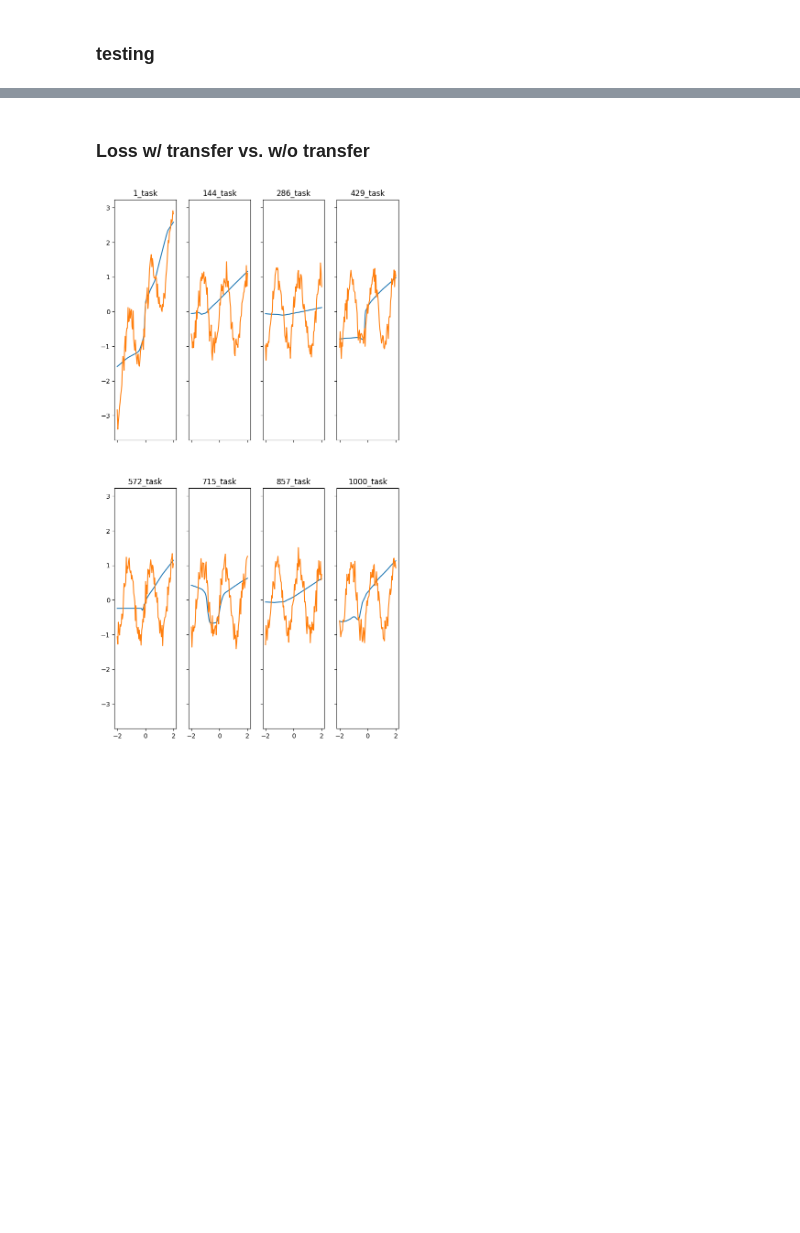
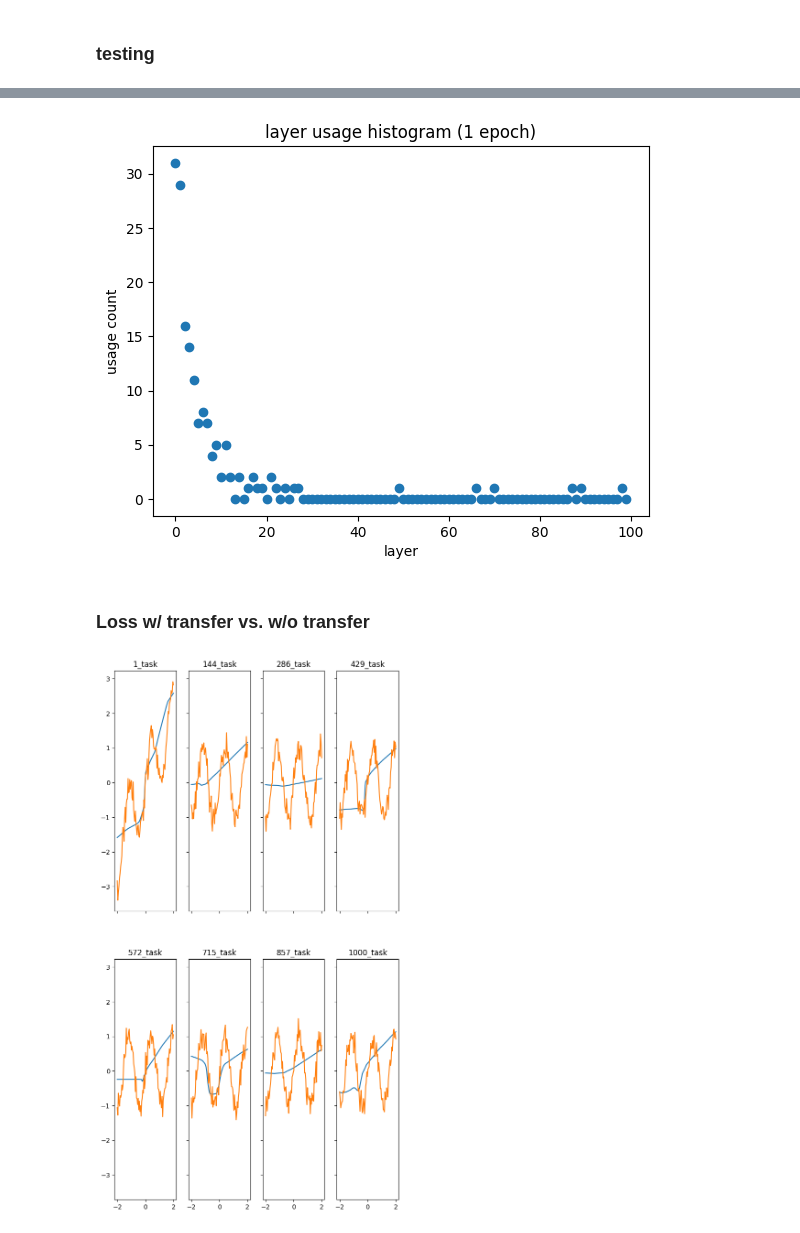
Before and after one commit to matthewstachyra/reinforcement-meta-learning, a Jupyter notebook: src/bounded-discrete/bounded-networks.ipynb, the cells around one changed output, grey strips where cells are left out. Cells and saved outputs as stored; diff of their text form; code cells hidden in the pictures; blank space fills up the shorter version.

```diff
--- a/src/bounded-discrete/bounded-networks.ipynb
+++ b/src/bounded-discrete/bounded-networks.ipynb
@@ -214,7 +206,7 @@ Layers saved: n=15, layers=[Linear(in_features=1, out_features=32, bias=True), L
 # %%
 class Layer:
     def __init__(self,
-                params: Type[torch.nn.Linear]=config['pool_layer_type']):
+                params: Type[torch.nn.Linear]=config['POOL_LAYER_TYPE']):
         self.params = params
         self.used = False
         self.times_used = 0
@@ -222,11 +214,11 @@ class Layer:
 class LayerPool:
     # pool of uniform Layer objects each with the same type and shape
     def __init__(self,
-                size: int=config['pool_n_layers'],
-                layer_type: Type[torch.nn.Linear]=config['pool_layer_type'],
-                in_features: int=config['in_features'],
-                out_features: int=config['out_features'],
-                num_nodes_per_layer: int=config['n_nodes_per_layer'],
+                size: int=config['POOL_N_LAYERS'],
+                layer_type: Type[torch.nn.Linear]=config['POOL_LAYER_TYPE'],
+                in_features: int=config['IN_FEATURES'],
+                out_features: int=config['OUT_FEATURES'],
+                num_nodes_per_layer: int=config['N_NODES_PER_LAYER'],
                 layers: List[torch.nn.Linear]=None):
         self.size = size if layers is None else len(layers)
         self.layer_type = layer_type
@@ -238,17 +230,17 @@ class LayerPool:
         if layers is None:
             self.layers = [Layer(params=self.layer_type(in_features=num_nodes_per_layer, out_features=num_nodes_per_layer))
                 for _ in range(size)]
-            for i in range(config['n_tasks']):
+            for i in range(config['N_TASKS']):
                 self.layers[size + i] = self.layer_type(in_features=in_features, out_features=num_nodes_per_layer)
-            for i in range(config['n_tasks']):
+            for i in range(config['N_TASKS']):
                 self.layers[size + i] = self.layer_type(in_features=num_nodes_per_layer, out_features=out_features)
             [torch.nn.init.xavier_uniform_(layer.params.weight) for layer in self.layers.values()]
         else:
             self.layers = [Layer(params=layer) for layer in layers]
-            config['pool_n_layers'] = len(self.layers)
+            config['POOL_N_LAYERS'] = len(self.layers)
 
     def __str__(self):
-        return f"LayerPool(size={self.size}, layer_type={config['pool_layer_type']}, num_nodes_per_layer={config['n_nodes_per_layer']}"
+        return f"LayerPool(size={self.size}, layer_type={config['POOL_LAYER_TYPE']}, num_nodes_per_layer={config['N_NODES_PER_LAYER']}"
 # %%
 class InnerNetworkAction(Enum):
     TRAIN = 0
@@ -645,3 +658,14 @@ plt.show()
+# %%
+# plot layer use for all tasks
+plt.xlabel('layer')
+plt.ylabel('usage count')
+plt.title('layer usage histogram (1 epoch)')
+plt.scatter(
+    range(N_X),
+    [layer.times_used for layer in pool.layers.values()]
+    );
+# %% [output]
+[figure, added]
 # %% [markdown]
 ### Loss w/ transfer vs. w/o transfer
 # %%
```
Also changed, not shown: parts of 18 cells of this notebook, 13 other files.
